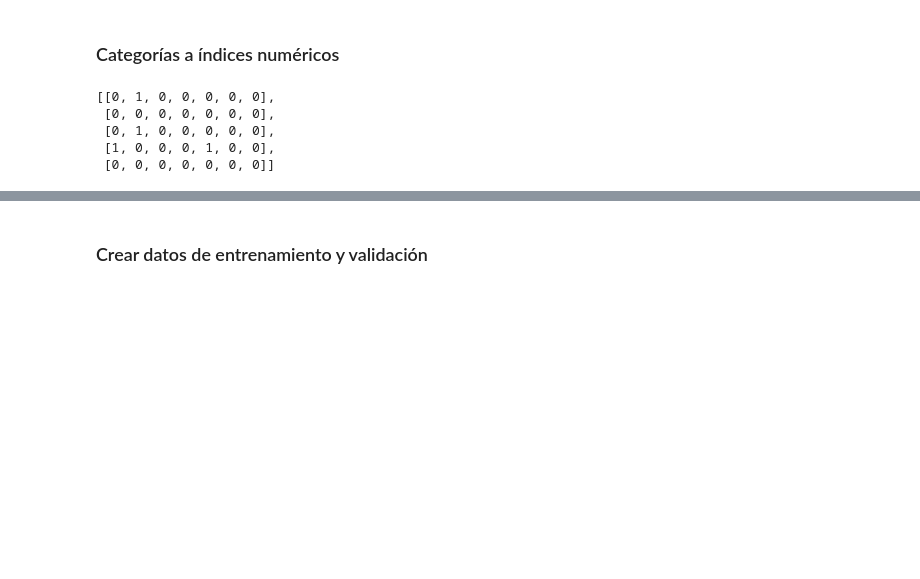
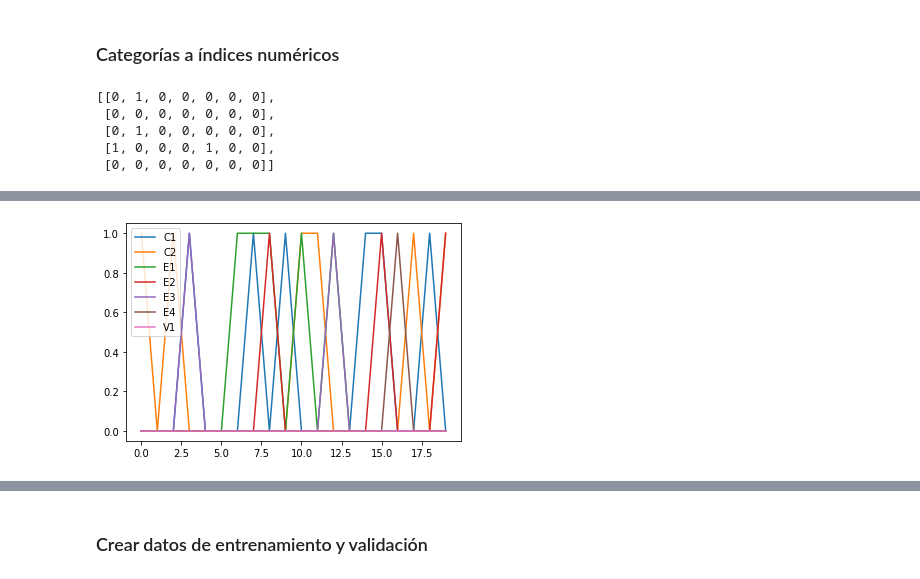
Before and after one commit to gandresto/APIT-2020-2, a Jupyter notebook: ProyectoFinal/AnálisisPersuasivo/clasificador-train.ipynb, the cells around one changed output, grey strips where cells are left out. Cells and saved outputs as stored; diff of their text form; code cells hidden in the pictures; blank space fills up the shorter version.

```diff
--- a/ProyectoFinal/AnálisisPersuasivo/clasificador-train.ipynb
+++ b/ProyectoFinal/AnálisisPersuasivo/clasificador-train.ipynb
@@ -193,0 +194,5 @@ dtype: float64
+# %%
+df_cats.head(20).plot()
+plt.show()
+# %% [output]
+[figure, added]
```
Also changed, not shown: parts of 15 cells of this notebook, 3 other files.
